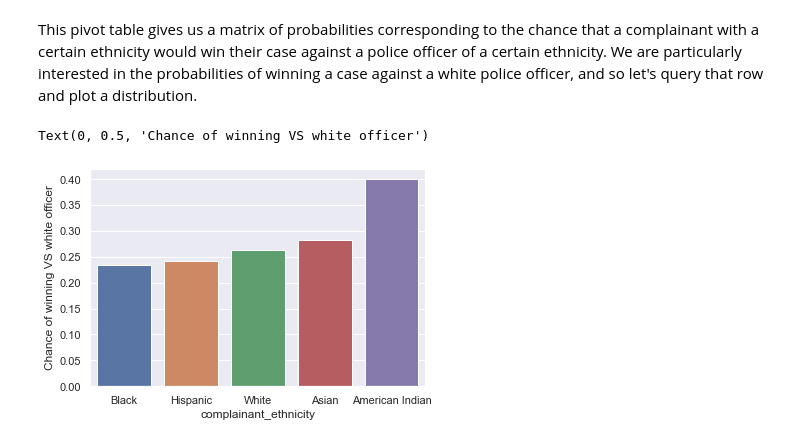
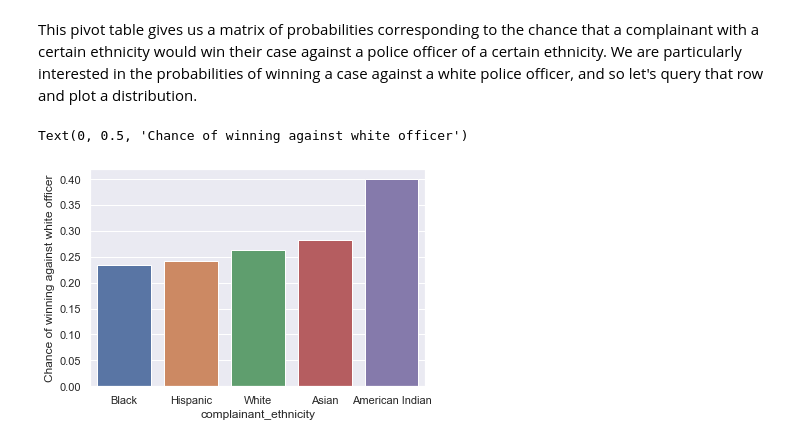
Before and after one commit to RyanHUNGry/nypd-civilian-complaints-EDA, a Jupyter notebook: notebook.ipynb, the cells around one changed output. Drawn from its saved outputs; the diff is of its cells as text; code cells hidden in the pictures.

```diff
--- a/notebook.ipynb
+++ b/notebook.ipynb
@@ -440,8 +440,8 @@ This pivot table gives us a matrix of probabilities corresponding to the chance
 # %%
 white_officer_pivot_table = ethnicity_pivot_table.loc['White']
 ax = sns.barplot(x = white_officer_pivot_table.sort_values().index, y = white_officer_pivot_table.sort_values())
-ax.set_ylabel("Chance of winning VS white officer")
+ax.set_ylabel("Chance of winning against white officer")
 # %% [output]
-Text(0, 0.5, 'Chance of winning VS white officer')
+Text(0, 0.5, 'Chance of winning against white officer')
-[figure, old version]
+[figure, new version]
 # %% [markdown]
```
Also changed, not shown: parts of 5 cells of this notebook.
